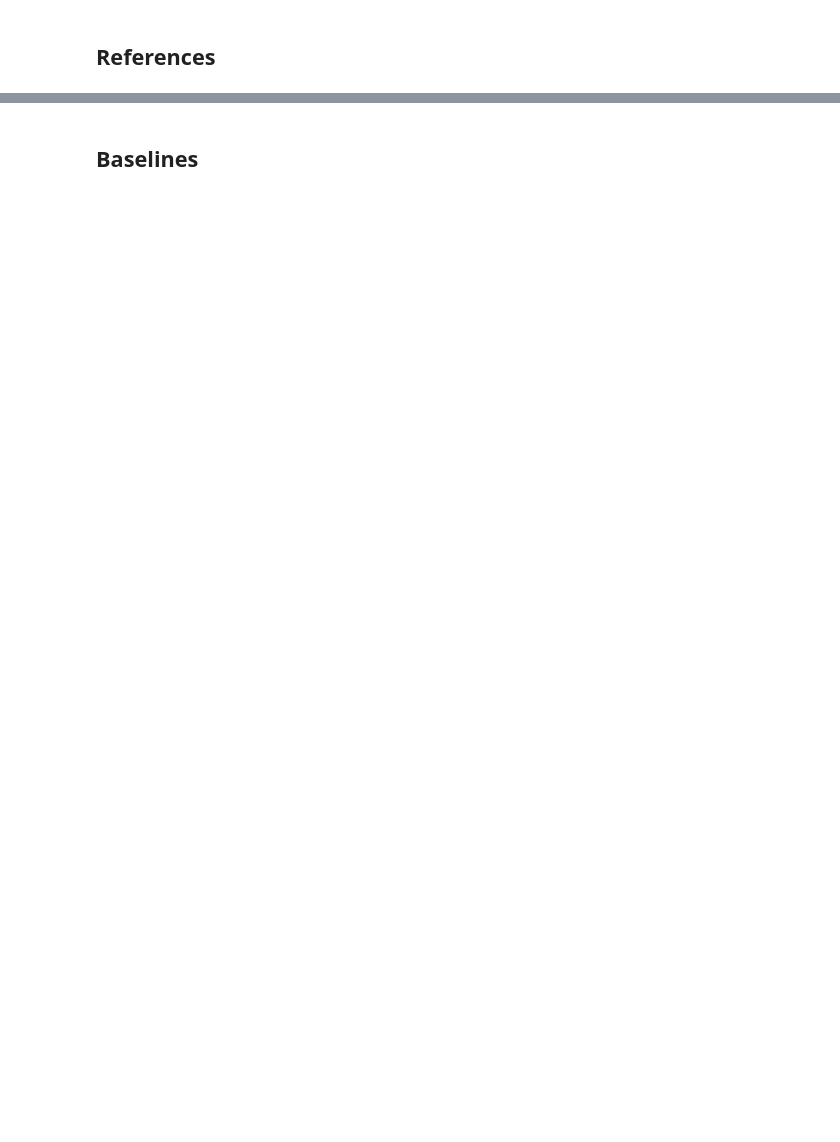
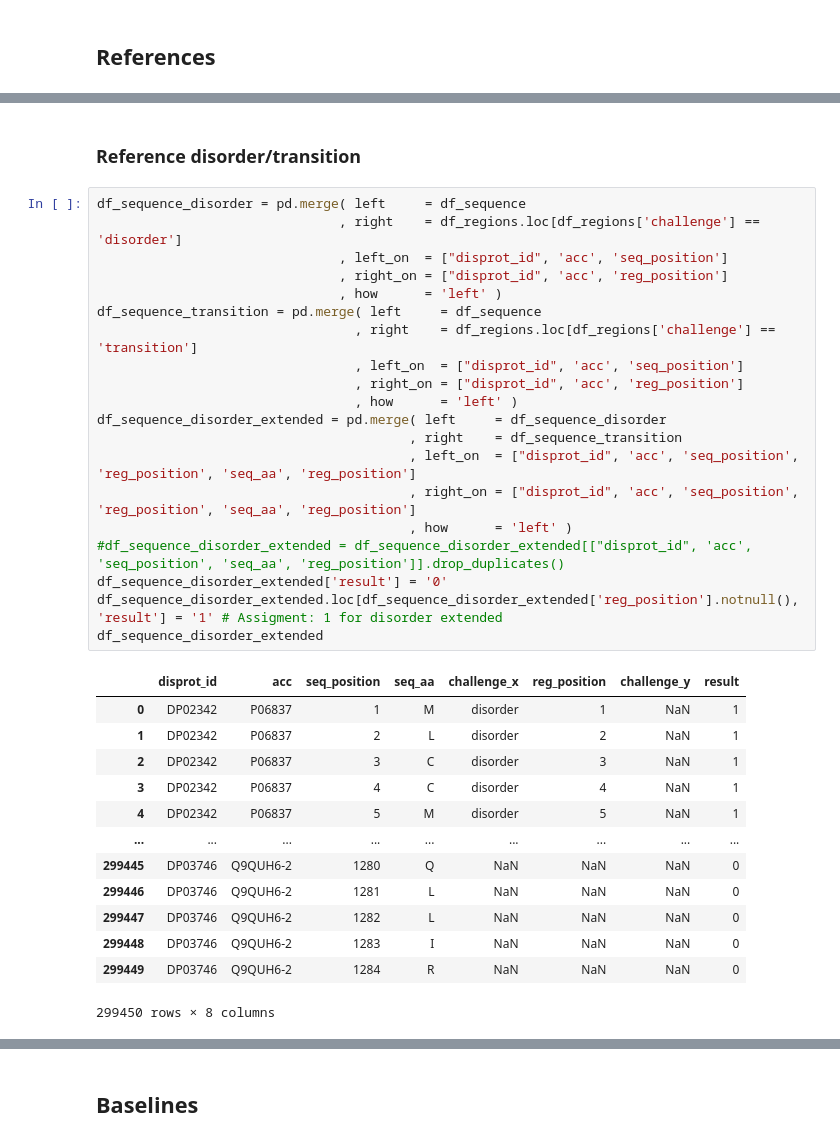
Before and after one commit to BioComputingUP/caid2-reference, a Jupyter notebook: src/notebooks/references.ipynb, the cells around one changed output, grey strips where cells are left out. Cells and saved outputs as stored; diff of their text form; blank space fills up the shorter version.

```diff
--- a/src/notebooks/references.ipynb
+++ b/src/notebooks/references.ipynb
@@ -678,3 +723,39 @@ for challenge in ['disorder', 'linker', 'transition', 'binding', 'nucleic acid b
             f.write(">{}\n{}\n{}\n".format( disprot_id
                                         , ''.join(df_g['seq_aa'])
                                         , ''.join(df_g['result'])))
+# %% [markdown]
+### Reference disorder/transition
+# %%
+df_sequence_disorder = pd.merge( left     = df_sequence
+                               , right    = df_regions.loc[df_regions['challenge'] == 'disorder']
+                               , left_on  = ["disprot_id", 'acc', 'seq_position']
+                               , right_on = ["disprot_id", 'acc', 'reg_position']
+                               , how      = 'left' )
+df_sequence_transition = pd.merge( left     = df_sequence
+                                 , right    = df_regions.loc[df_regions['challenge'] == 'transition']
+                                 , left_on  = ["disprot_id", 'acc', 'seq_position']
+                                 , right_on = ["disprot_id", 'acc', 'reg_position']
+                                 , how      = 'left' )
+df_sequence_disorder_extended = pd.merge( left     = df_sequence_disorder
+                                        , right    = df_sequence_transition
+                                        , left_on  = ["disprot_id", 'acc', 'seq_position', 'reg_position', 'seq_aa', 'reg_position']
+                                        , right_on = ["disprot_id", 'acc', 'seq_position', 'reg_position', 'seq_aa', 'reg_position']
+                                        , how      = 'left' )
+#df_sequence_disorder_extended = df_sequence_disorder_extended[["disprot_id", 'acc', 'seq_position', 'seq_aa', 'reg_position']].drop_duplicates()
+df_sequence_disorder_extended['result'] = '0'
+df_sequence_disorder_extended.loc[df_sequence_disorder_extended['reg_position'].notnull(), 'result'] = '1' # Assigment: 1 for disorder extended
+df_sequence_disorder_extended
+# %% [output]
+|  | disprot_id | acc | seq_position | seq_aa | challenge_x | reg_position | challenge_y | result |
+| 0 | DP02342 | P06837 | 1 | M | disorder | 1 | NaN | 1 |
+| 1 | DP02342 | P06837 | 2 | L | disorder | 2 | NaN | 1 |
+| 2 | DP02342 | P06837 | 3 | C | disorder | 3 | NaN | 1 |
+| 3 | DP02342 | P06837 | 4 | C | disorder | 4 | NaN | 1 |
+| 4 | DP02342 | P06837 | 5 | M | disorder | 5 | NaN | 1 |
+| ... | ... | ... | ... | ... | ... | ... | ... | ... |
+| 299445 | DP03746 | Q9QUH6-2 | 1280 | Q | NaN | NaN | NaN | 0 |
+| 299446 | DP03746 | Q9QUH6-2 | 1281 | L | NaN | NaN | NaN | 0 |
+| 299447 | DP03746 | Q9QUH6-2 | 1282 | L | NaN | NaN | NaN | 0 |
+| 299448 | DP03746 | Q9QUH6-2 | 1283 | I | NaN | NaN | NaN | 0 |
+| 299449 | DP03746 | Q9QUH6-2 | 1284 | R | NaN | NaN | NaN | 0 |
+299450 rows × 8 columns
```
Also changed, not shown: parts of 28 cells of this notebook.
